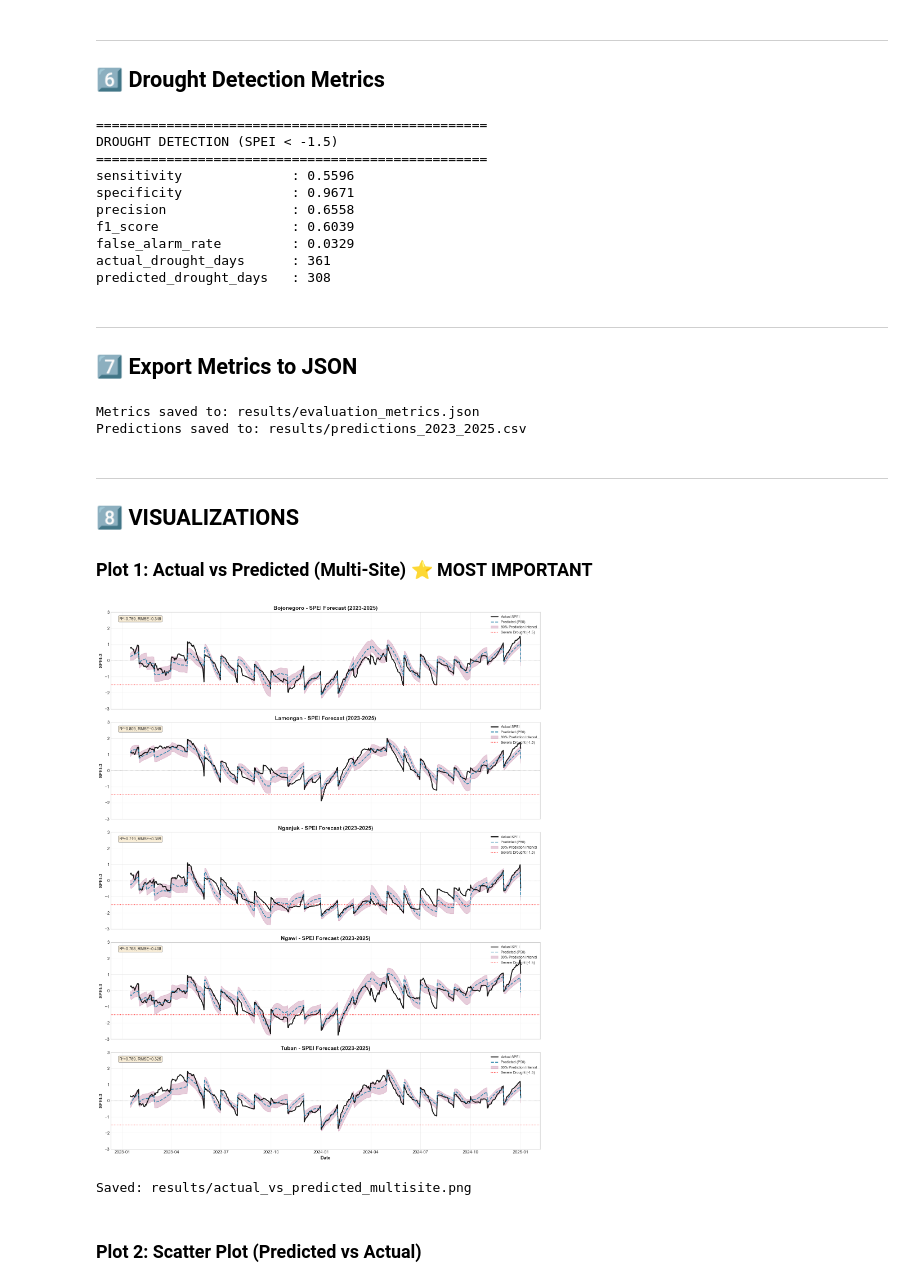
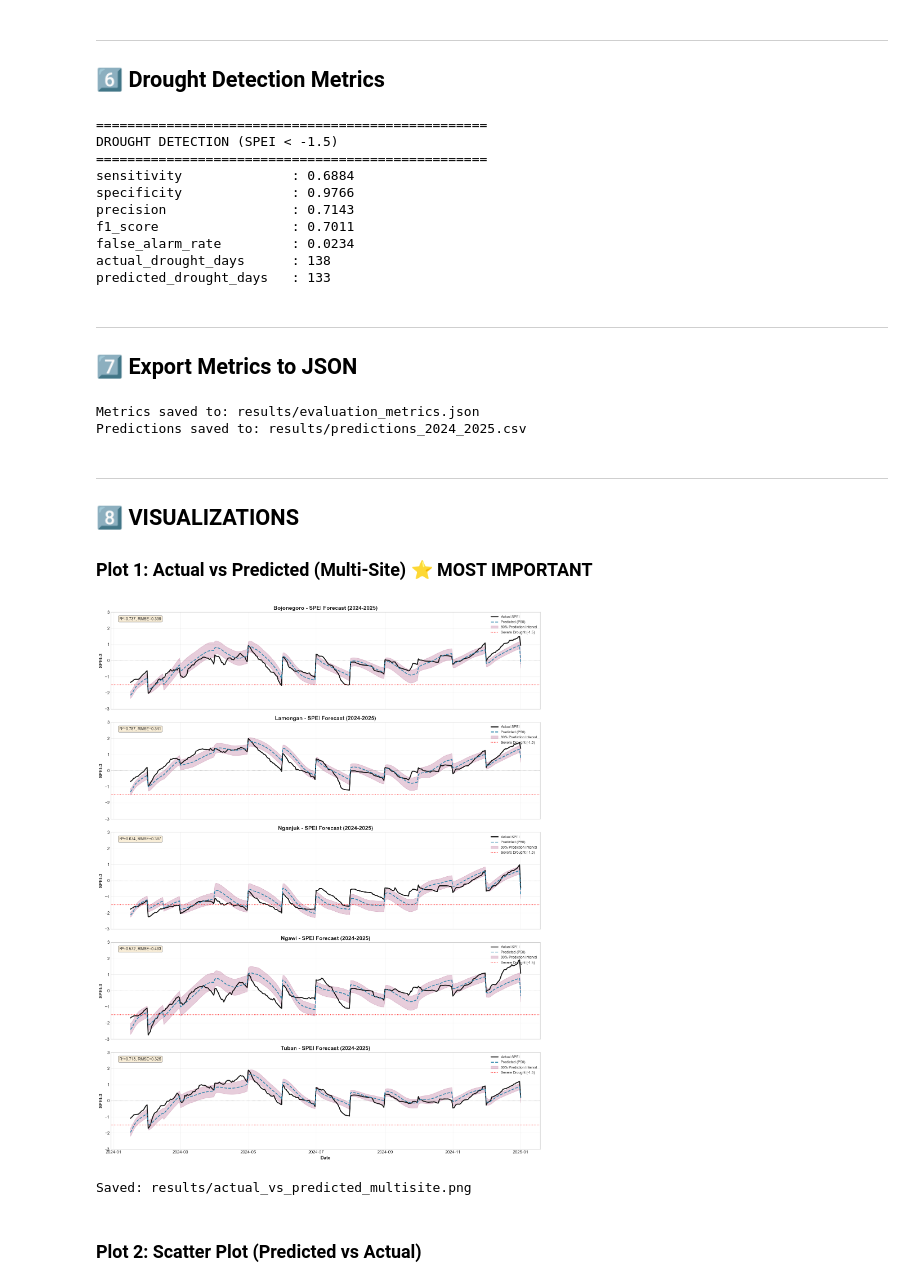
Before and after one commit to Vanszs/Skripsi_Nopal_SPEI, a Jupyter notebook: notebooks/TFT_SPEI_Evaluation.ipynb, the cells around one changed output. Saved outputs shown, nothing was run; the diff lists cells and outputs as text; code cells hidden in the pictures.

```diff
--- a/notebooks/TFT_SPEI_Evaluation.ipynb
+++ b/notebooks/TFT_SPEI_Evaluation.ipynb
@@ -62,9 +62,9 @@ if not os.path.exists(data_path):
 data = pd.read_parquet(data_path)
 data['year'] = data['time'].dt.year
 
-# Split Data (Train: <2023, Test: >=2023)
+# Split Data (Train: <2023, Test: >=2024)
 train_data = data[data.year < 2023].copy()
-test_data = data[data.year >= 2023].copy()
+test_data = data[data.year >= 2024].copy()
 
 print(f"Train samples: {len(train_data)}")
 print(f"Test samples: {len(test_data)}")
@@ -319,7 +417,7 @@ Tuban          : RMSE=0.325, MAE=0.270, R²=0.769
 DROUGHT_THRESHOLD = -1.5
 
 y_true = (df_final['actual'] < DROUGHT_THRESHOLD).astype(int)
-y_pred = (df_final['pred_p50_calib'] < DROUGHT_THRESHOLD).astype(int)
+y_pred = (df_final['pred_p50_loc_calib'] < DROUGHT_THRESHOLD).astype(int)
 
 # Calculate confusion matrix and metrics
 cm = confusion_matrix(y_true, y_pred)
@@ -350,13 +448,13 @@ for k, v in drought_metrics.items():
 ==================================================
 DROUGHT DETECTION (SPEI < -1.5)
 ==================================================
-sensitivity              : 0.5596
-specificity              : 0.9671
-precision                : 0.6558
-f1_score                 : 0.6039
-false_alarm_rate         : 0.0329
-actual_drought_days      : 361
-predicted_drought_days   : 308
+sensitivity              : 0.6884
+specificity              : 0.9766
+precision                : 0.7143
+f1_score                 : 0.7011
+false_alarm_rate         : 0.0234
+actual_drought_days      : 138
+predicted_drought_days   : 133
 # %% [markdown]
 ---
 ## 7️⃣ Export Metrics to JSON
@@ -365,6 +463,7 @@ predicted_drought_days   : 308
 all_metrics = {
     "overall": overall_metrics,
     "per_location": per_location_metrics,
+    "per_horizon": per_horizon_metrics,
     "drought_detection": drought_metrics
 }
 
@@ -372,14 +471,27 @@ all_metrics = {
 with open('../results/evaluation_metrics.json', 'w') as f:
     json.dump(all_metrics, f, indent=2)
 
-# Save predictions to CSV
-df_final.to_csv('../results/predictions_2023_2025.csv', index=False)
+# Save predictions to CSV (2024-2025)
+df_export = df_final[[
+    'time', 'location_id', 'actual',
+    'pred_p10_loc_calib', 'pred_p50_loc_calib', 'pred_p90_loc_calib',
+    'prediction_interval_width', 'Alert'
+]].rename(columns={
+    'time': 'date',
+    'location_id': 'location',
+    'pred_p10_loc_calib': 'predicted_p10',
+    'pred_p50_loc_calib': 'predicted_p50',
+    'pred_p90_loc_calib': 'predicted_p90'
+})
+df_export['lower_bound'] = df_export['predicted_p10']
+df_export['upper_bound'] = df_export['predicted_p90']
+df_export.to_csv('../results/predictions_2024_2025.csv', index=False)
 
 print("Metrics saved to: results/evaluation_metrics.json")
-print("Predictions saved to: results/predictions_2023_2025.csv")
+print("Predictions saved to: results/predictions_2024_2025.csv")
 # %% [output]
 Metrics saved to: results/evaluation_metrics.json
-Predictions saved to: results/predictions_2023_2025.csv
+Predictions saved to: results/predictions_2024_2025.csv
 # %% [markdown]
 ---
 ## 8️⃣ VISUALIZATIONS
@@ -399,43 +511,43 @@ for i, loc in enumerate(locations):
 
     dates = loc_df['time']
     actual = loc_df['actual']
-    pred_p50 = loc_df['pred_p50_calib']
-    pred_p10 = loc_df['pred_p10_calib']
-    pred_p90 = loc_df['pred_p90_calib']
+    pred_p50 = loc_df['pred_p50_loc_calib']
+    pred_p10 = loc_df['pred_p10_loc_calib']
+    pred_p90 = loc_df['pred_p90_loc_calib']
 
     # Plot actual
     ax.plot(dates, actual, label='Actual SPEI', color='black', linewidth=2.5, alpha=0.9)
 
     # Plot predicted median
     ax.plot(dates, pred_p50, label='Predicted (P50)', color='#2E86AB', linewidth=2, linestyle='--')
 
     # Plot confidence interval
     ax.fill_between(dates, pred_p10, pred_p90, color='#A23B72', alpha=0.25, label='80% Prediction Interval')
 
     # Drought threshold
     ax.axhline(-1.5, color='red', linestyle=':', linewidth=1.5, label='Severe Drought (-1.5)')
     ax.axhline(0, color='gray', linestyle=':', linewidth=1, alpha=0.5)
 
     # Metrics annotation
     r2 = r2_score(actual, pred_p50)
     rmse = np.sqrt(mean_squared_error(actual, pred_p50))
     ax.text(0.02, 0.95, f'R²={r2:.3f}, RMSE={rmse:.3f}', transform=ax.transAxes,
             fontsize=10, verticalalignment='top', bbox=dict(boxstyle='round', facecolor='wheat', alpha=0.5))
 
     ax.set_ylabel('SPEI-3', fontsize=12, fontweight='bold')
-    ax.set_title(f'{loc} - SPEI Forecast (2023-2025)', fontsize=14, fontweight='bold')
+    ax.set_title(f'{loc} - SPEI Forecast (2024-2025)', fontsize=14, fontweight='bold')
     ax.legend(loc='upper right', fontsize=9)
     ax.grid(True, alpha=0.3)
     ax.set_ylim(-3, 3)
 
 axes[-1].set_xlabel('Date', fontsize=12, fontweight='bold')
 plt.tight_layout()
 plt.savefig('../results/actual_vs_predicted_multisite.png', dpi=300, bbox_inches='tight')
 plt.show()
 
 print("Saved: results/actual_vs_predicted_multisite.png")
 # %% [output]
-[figure, old version]
+[figure, new version]
 Saved: results/actual_vs_predicted_multisite.png
 # %% [markdown]
 ### Plot 2: Scatter Plot (Predicted vs Actual)
```
Also changed, not shown: parts of 10 cells of this notebook, 26 other files.
